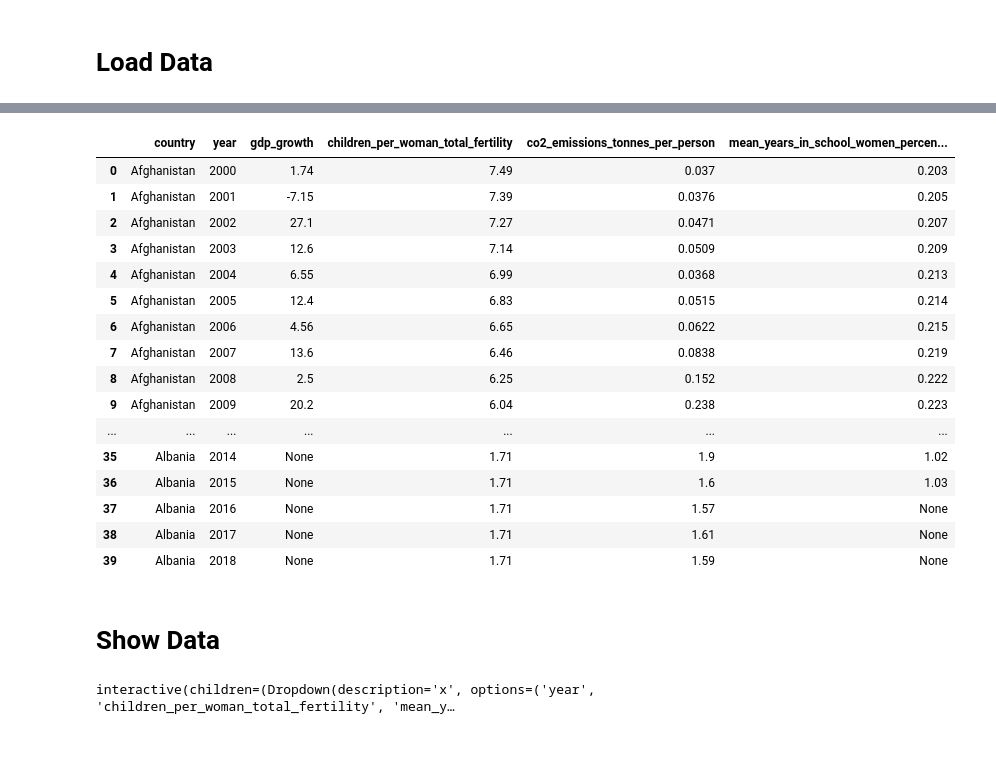
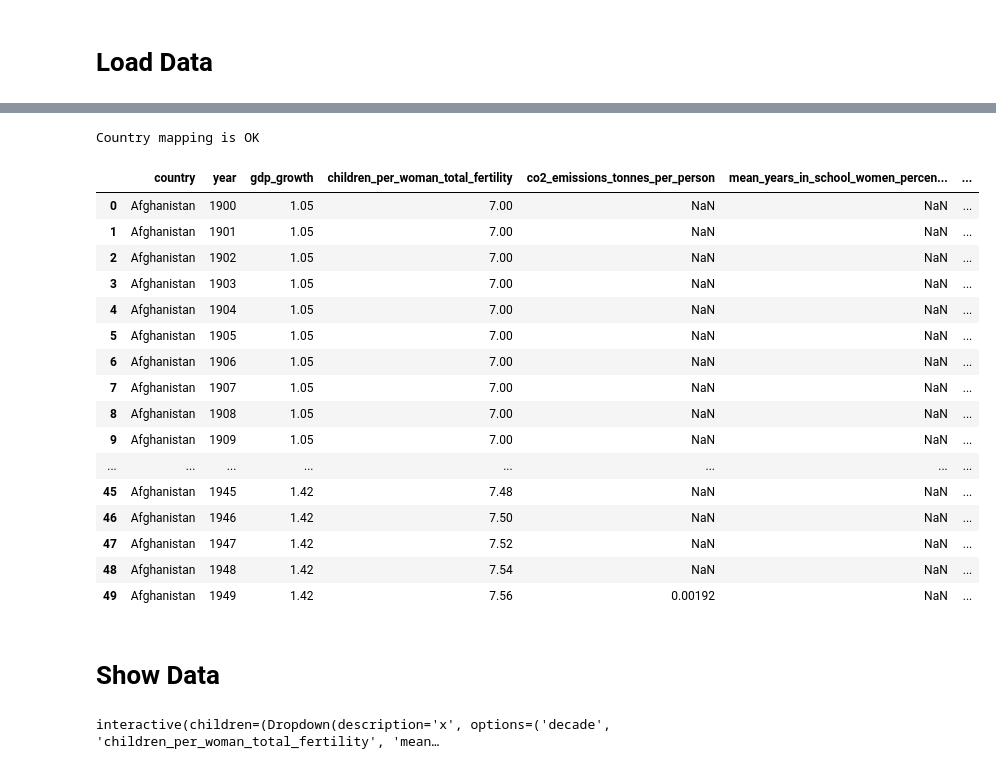
Before and after one commit to jku-icg-classroom/va-project-2020-group-n-1, a Jupyter notebook: trial1.ipynb, the cells around one changed output, grey strips where cells are left out. Cells and saved outputs as stored; diff of their text form; code cells hidden in the pictures.

```diff
--- a/trial1.ipynb
+++ b/trial1.ipynb
@@ -120,43 +124,64 @@ data = mergeDatasets([
 
 data.sort_values(by=['country', 'year'], inplace=True, ignore_index=True)
 
-data.head(40)
-#data.to_csv("data/tmp.csv")
+
+countries = pd.read_csv('data/countryContinent.csv')
+
+data = data.merge(countries, how='left', left_on=['country'], right_on=['country'])
+data = data.convert_dtypes()
+
+#add 'decade' computed column
+data['decade'] = data['year'].str.slice(0, 3)  + '0'
+
+#check for missing countries (they have to be corrected in countryContinent.csv)
+missing_countries = data[data["region_code"].isnull()]['country'].unique()
+
+if (len(missing_countries) == 0):
+    print("Country mapping is OK")
+else:
+    print(missing_countries)
 # %% [output]
-|  | country | year | gdp_growth | children_per_woman_total_fertility | co2_emissions_tonnes_per_person | mean_years_in_school_women_percen... |
-| 0 | Afghanistan | 2000 | 1.74 | 7.49 | 0.037 | 0.203 |
-| 1 | Afghanistan | 2001 | -7.15 | 7.39 | 0.0376 | 0.205 |
-| 2 | Afghanistan | 2002 | 27.1 | 7.27 | 0.0471 | 0.207 |
-| 3 | Afghanistan | 2003 | 12.6 | 7.14 | 0.0509 | 0.209 |
-| 4 | Afghanistan | 2004 | 6.55 | 6.99 | 0.0368 | 0.213 |
-| 5 | Afghanistan | 2005 | 12.4 | 6.83 | 0.0515 | 0.214 |
-| 6 | Afghanistan | 2006 | 4.56 | 6.65 | 0.0622 | 0.215 |
-| 7 | Afghanistan | 2007 | 13.6 | 6.46 | 0.0838 | 0.219 |
-| 8 | Afghanistan | 2008 | 2.5 | 6.25 | 0.152 | 0.222 |
-| 9 | Afghanistan | 2009 | 20.2 | 6.04 | 0.238 | 0.223 |
-| ... | ... | ... | ... | ... | ... | ... |
-| 35 | Albania | 2014 | None | 1.71 | 1.9 | 1.02 |
-| 36 | Albania | 2015 | None | 1.71 | 1.6 | 1.03 |
-| 37 | Albania | 2016 | None | 1.71 | 1.57 | None |
-| 38 | Albania | 2017 | None | 1.71 | 1.61 | None |
-| 39 | Albania | 2018 | None | 1.71 | 1.59 | None |
+Country mapping is OK
+# %%
+# basic statistics of the loaded data
+data.count()
+data.head(50)
+# %% [output]
+|  | country | year | gdp_growth | children_per_woman_total_fertility | co2_emissions_tonnes_per_person | mean_years_in_school_women_percen... | ... |
+| 0 | Afghanistan | 1900 | 1.05 | 7.00 | NaN | NaN | ... |
+| 1 | Afghanistan | 1901 | 1.05 | 7.00 | NaN | NaN | ... |
+| 2 | Afghanistan | 1902 | 1.05 | 7.00 | NaN | NaN | ... |
+| 3 | Afghanistan | 1903 | 1.05 | 7.00 | NaN | NaN | ... |
+| 4 | Afghanistan | 1904 | 1.05 | 7.00 | NaN | NaN | ... |
+| 5 | Afghanistan | 1905 | 1.05 | 7.00 | NaN | NaN | ... |
+| 6 | Afghanistan | 1906 | 1.05 | 7.00 | NaN | NaN | ... |
+| 7 | Afghanistan | 1907 | 1.05 | 7.00 | NaN | NaN | ... |
+| 8 | Afghanistan | 1908 | 1.05 | 7.00 | NaN | NaN | ... |
+| 9 | Afghanistan | 1909 | 1.05 | 7.00 | NaN | NaN | ... |
+| ... | ... | ... | ... | ... | ... | ... | ... |
+| 45 | Afghanistan | 1945 | 1.42 | 7.48 | NaN | NaN | ... |
+| 46 | Afghanistan | 1946 | 1.42 | 7.50 | NaN | NaN | ... |
+| 47 | Afghanistan | 1947 | 1.42 | 7.52 | NaN | NaN | ... |
+| 48 | Afghanistan | 1948 | 1.42 | 7.54 | NaN | NaN | ... |
+| 49 | Afghanistan | 1949 | 1.42 | 7.56 | 0.00192 | NaN | ... |
 # %% [markdown]
 # Show Data
 # %%
 # simple plots
 # %%
-#simple
+#NB! the code will be fixed
+
 base_chart = alt.Chart(data).mark_point().encode(
-    x='year:Q',
+    x='decade:Q',
     y='children_per_woman_total_fertility:Q'
 )
 
 # https://ipywidgets.readthedocs.io/en/latest/examples/Widget%20List.html#Selection-widgets
-@widgets.interact(x = ['year', 'children_per_woman_total_fertility', 'mean_years_in_school_women_percent_men_25_to_34_years'])
+@widgets.interact(x = ['decade', 'children_per_woman_total_fertility', 'mean_years_in_school_women_percent_men_25_to_34_years'])
 def show_plot(x):
     # You have to return the chart to make it visible.
     return base_chart.encode(
     x=x,
 )
 # %% [output]
-interactive(children=(Dropdown(description='x', options=('year', 'children_per_woman_total_fertility', 'mean_y…
+interactive(children=(Dropdown(description='x', options=('decade', 'children_per_woman_total_fertility', 'mean…
```
Also changed, not shown: parts of 8 cells of this notebook, 2 other files.
